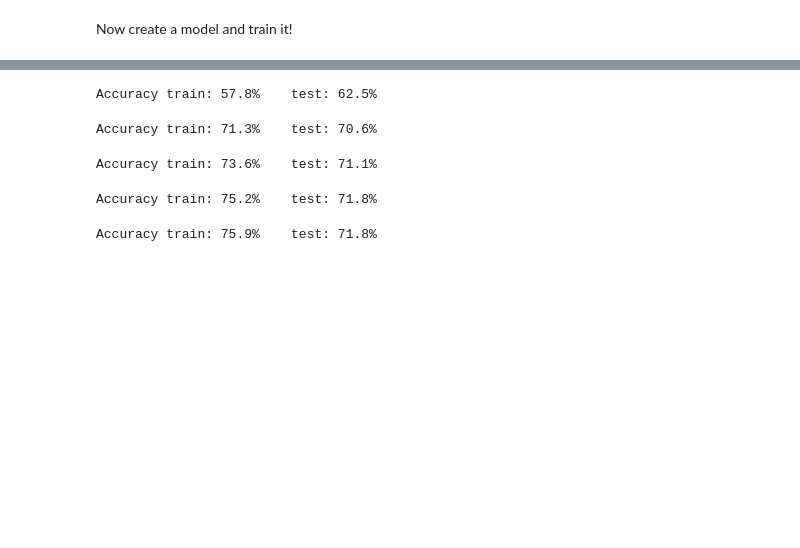
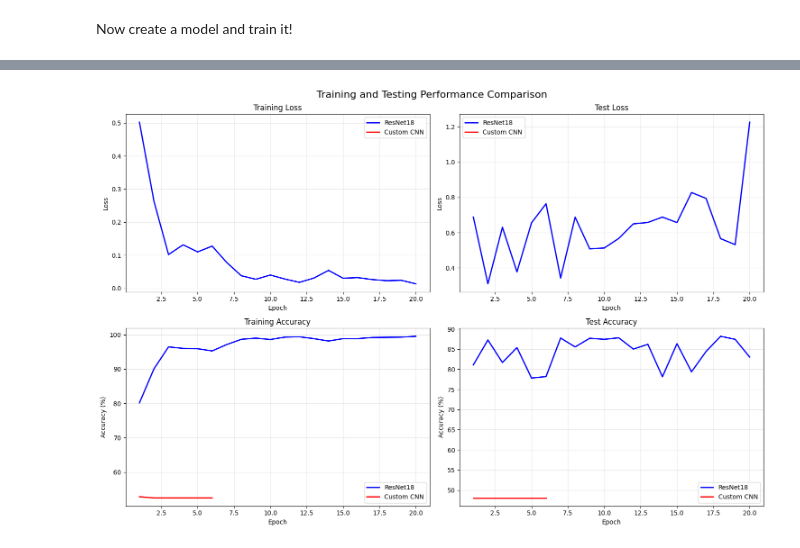
Before and after one commit to Neismo/02516DeepVision, a Jupyter notebook: Project1/IDLCV_Project_1_hotdog.ipynb, the cells around one changed output, grey strips where cells are left out. Cells and saved outputs as stored; diff of their text form; code cells hidden in the pictures; blank space fills up the shorter version.

Commit message:
plots

```diff
--- a/Project1/IDLCV_Project_1_hotdog.ipynb
+++ b/Project1/IDLCV_Project_1_hotdog.ipynb
@@ -265,9 +219,16 @@ model_extra.train()
 
 optimizer = torch.optim.Adam(model_extra.parameters(), lr=0.001)
 
+# Initialize lists to store metrics for custom CNN model
+train_losses_extra = []
+test_losses_extra = []
+train_accuracies_extra = []
+test_accuracies_extra = []
+
 for epoch in tqdm(range(num_epochs), unit='epoch'):
     #For each epoch
     train_correct = 0
+    train_loss = 0.0
     model_extra.train()
     for minibatch_no, (data, target) in tqdm(enumerate(train_loader_extra), total=len(train_loader_extra)):
         data, target = data.to(device), target.to(device)
@@ -282,24 +243,79 @@ for epoch in tqdm(range(num_epochs), unit='epoch'):
         #Update the weights
         optimizer.step()
 
+        # Track training loss
+        train_loss += loss.item()
+
         #Compute how many were correctly classified
         predicted = output.argmax(1)
         train_correct += (target==predicted).sum().cpu().item()
+
+    # Compute average training loss and accuracy for the epoch
+    avg_train_loss = train_loss / len(train_loader_extra)
+    train_acc = train_correct / len(trainset)
+    train_losses_extra.append(avg_train_loss)
+    train_accuracies_extra.append(train_acc)
+
     #Comput the test accuracy
     model_extra.eval()
     test_correct = 0
+    test_loss = 0.0
     for data, target in test_loader:
         data = data.to(device)
         with torch.no_grad():
             output = model_extra(data)
+            test_loss += F.nll_loss(torch.log(output), target.to(device)).item()
         predicted = output.argmax(1).cpu()
         test_correct += (target==predicted).sum().item()
-    train_acc = train_correct/len(trainset)
-    test_acc = test_correct/len(testset)
+
+    # Compute average test loss and accuracy for the epoch
+    avg_test_loss = test_loss / len(test_loader)
+    test_acc = test_correct / len(testset)
+    test_losses_extra.append(avg_test_loss)
+    test_accuracies_extra.append(test_acc)
+
     print("Accuracy train: {train:.1f}%\t test: {test:.1f}%".format(test=100*test_acc, train=100*train_acc))
-# %% [output]
-Accuracy train: 57.8%    test: 62.5%
-Accuracy train: 71.3%    test: 70.6%
-Accuracy train: 73.6%    test: 71.1%
-Accuracy train: 75.2%    test: 71.8%
-Accuracy train: 75.9%    test: 71.8%
+# %%
+fig, axes = plt.subplots(2, 2, figsize=(15, 10))
+fig.suptitle('Training and Testing Performance Comparison', fontsize=16)
+
+# Plot 1: Training Loss
+axes[0, 0].plot(range(1, len(train_losses) + 1), train_losses, 'b-', label='ResNet18', linewidth=2)
+axes[0, 0].plot(range(1, len(train_losses_extra) + 1), train_losses_extra, 'r-', label='Custom CNN', linewidth=2)
+axes[0, 0].set_title('Training Loss')
+axes[0, 0].set_xlabel('Epoch')
+axes[0, 0].set_ylabel('Loss')
+axes[0, 0].legend()
+axes[0, 0].grid(True, alpha=0.3)
+
+# Plot 2: Test Loss
+axes[0, 1].plot(range(1, len(test_losses) + 1), test_losses, 'b-', label='ResNet18', linewidth=2)
+axes[0, 1].plot(range(1, len(test_losses_extra) + 1), test_losses_extra, 'r-', label='Custom CNN', linewidth=2)
+axes[0, 1].set_title('Test Loss')
+axes[0, 1].set_xlabel('Epoch')
+axes[0, 1].set_ylabel('Loss')
+axes[0, 1].legend()
+axes[0, 1].grid(True, alpha=0.3)
+
+# Plot 3: Training Accuracy
+axes[1, 0].plot(range(1, len(train_accuracies) + 1), [acc * 100 for acc in train_accuracies], 'b-', label='ResNet18', linewidth=2)
+axes[1, 0].plot(range(1, len(train_accuracies_extra) + 1), [acc * 100 for acc in train_accuracies_extra], 'r-', label='Custom CNN', linewidth=2)
+axes[1, 0].set_title('Training Accuracy')
+axes[1, 0].set_xlabel('Epoch')
+axes[1, 0].set_ylabel('Accuracy (%)')
+axes[1, 0].legend()
+axes[1, 0].grid(True, alpha=0.3)
+
+# Plot 4: Test Accuracy
+axes[1, 1].plot(range(1, len(test_accuracies) + 1), [acc * 100 for acc in test_accuracies], 'b-', label='ResNet18', linewidth=2)
+axes[1, 1].plot(range(1, len(test_accuracies_extra) + 1), [acc * 100 for acc in test_accuracies_extra], 'r-', label='Custom CNN', linewidth=2)
+axes[1, 1].set_title('Test Accuracy')
+axes[1, 1].set_xlabel('Epoch')
+axes[1, 1].set_ylabel('Accuracy (%)')
+axes[1, 1].legend()
+axes[1, 1].grid(True, alpha=0.3)
+
+plt.tight_layout()
+plt.show()
+# %% [output]
+[figure, added]
```
Also changed, not shown: parts of 7 cells of this notebook, 1 other file.
